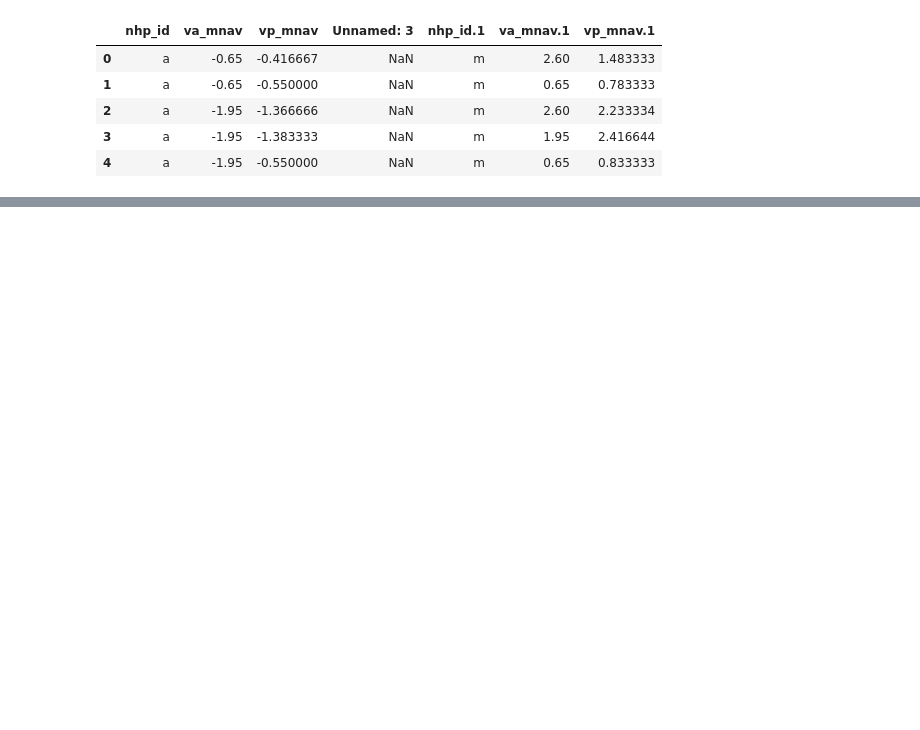
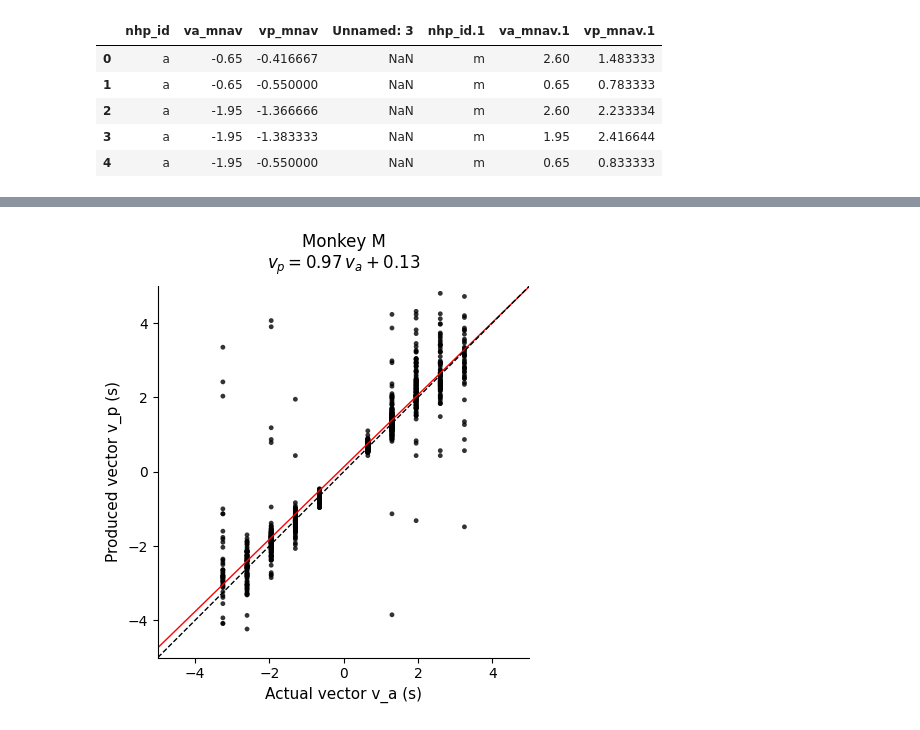
Before and after one commit to claramont/mental-navigation, a Jupyter notebook: src/mental_navigation/Fig1/Fig1b.ipynb, the cells around one changed output, grey strips where cells are left out. Drawn from its saved outputs; the diff is of its cells as text; code cells hidden in the pictures; blank space fills up the shorter version.

```diff
--- a/src/mental_navigation/Fig1/Fig1b.ipynb
+++ b/src/mental_navigation/Fig1/Fig1b.ipynb
@@ -112,0 +78,4 @@ plot_monkey(a,'Monkey A')
+# %%
+plot_1b(m,'Monkey M', save= True, filename = 'Fig1b_monkeyM')
+# %% [output]
+[figure, added]
```
Also changed, not shown: parts of 9 cells of this notebook, 2 other files.
